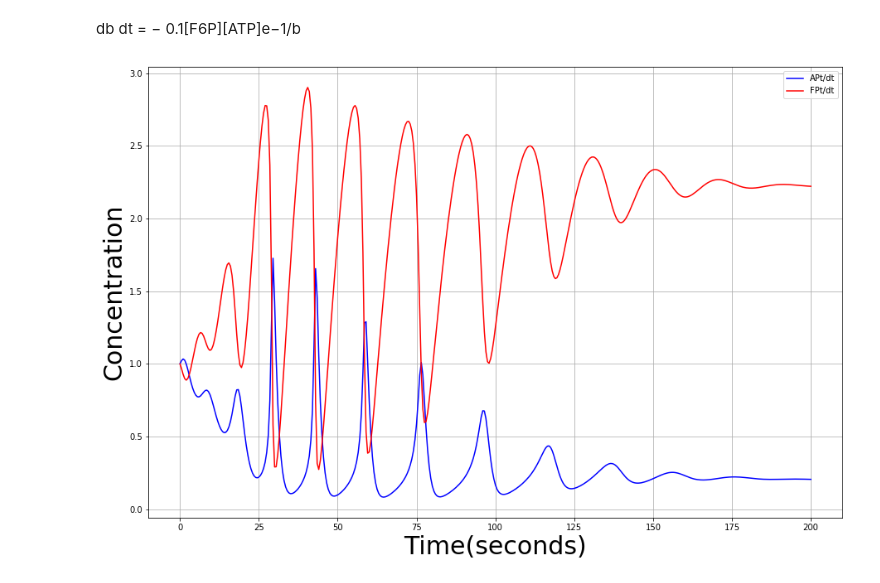
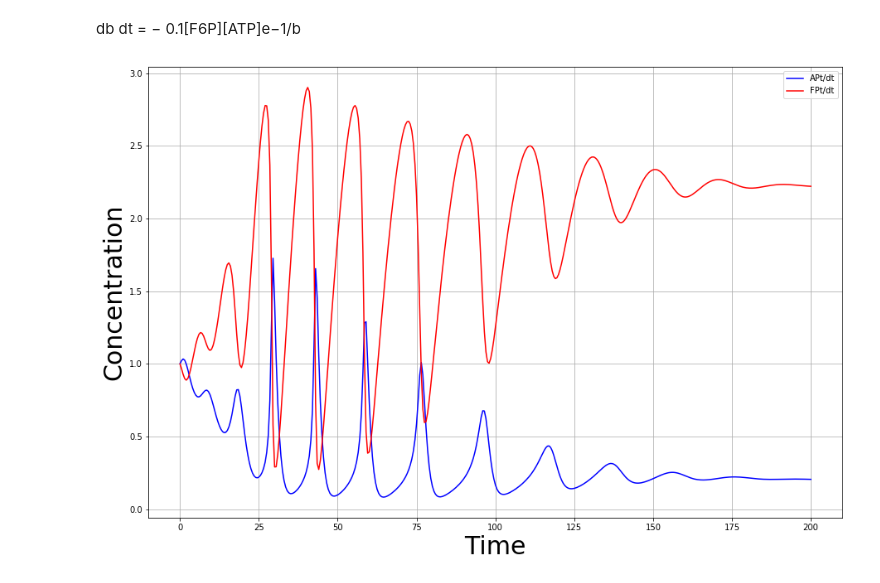
Before and after one commit to Chineme1/Project3, a Jupyter notebook: Project 3 G4.ipynb, the cells around one changed output. Drawn from its saved outputs; the diff is of its cells as text; code cells hidden in the pictures.

```diff
--- a/Project 3 G4.ipynb
+++ b/Project 3 G4.ipynb
@@ -230,32 +230,32 @@ for i in range(len(t)-1):
     kbt2 = Bt(x[i]+ h*kx1/2, y[i] + h*ky1/2,t[i]+h/2,g[i]+(kbt1/2)*h)
 
     #Third line using second line of slope
     kx3 = APt(x[i]+ h*kx2/2, y[i] + h*ky2/2,t[i]+h/2,g[i]+ (kbt2*h)/2)
     ky3 = FPt(x[i]+ h*kx2/2, y[i] + h*ky2/2,t[i]+h/2,g[i]+ (kbt2*h)/2)
     kbt3 = Bt(x[i]+ h*kx2/2, y[i] + h*ky2/2,t[i]+ h/2,g[i]+ (kbt2*h)/2)
 
     #Fourth line using third line of slopes
     kx4 = APt(x[i]+ h*kx3, y[i] + h*ky3,t[i],g[i]+ h*kbt3)
     ky4 = FPt(x[i]+ h*kx3, y[i] + h*ky3,t[i],g[i]+ h*kbt3)
     kbt4 = Bt(x[i]+ h*kx3, y[i] + h*ky3,t[i],g[i]+ h*kbt3)
 
     #Weighted average of them all
     kx = (kx1 +2*kx2 + 2*kx3 +kx4)/6
     ky = (ky1 + 2*ky2 + 2*ky3 + ky4)/6
     kb = (kbt1 + 2*kbt2 + 2*kbt3 + kbt4)/6
 
     #Inputting these vectors into a matrix
     x[i+1] = x[i] + h*kx
     y[i+1] = y[i] + h*ky
     g[i+1]= g[i] + h*kb
 
 plt.figure(figsize=(15,10))
 plt.plot(t,x,'b-', label='APt/dt')
 plt.plot(t,y,'r', label='FPt/dt')
-plt.xlabel('Time(seconds)',size ='30')
+plt.xlabel('Time',size ='30')
 plt.ylabel('Concentration',size ='30')
 plt.legend()
 plt.grid()
 plt.show()
 # %% [output]
-[figure, old version]
+[figure, new version]
```
Also changed, not shown: parts of 1 cell of this notebook.
